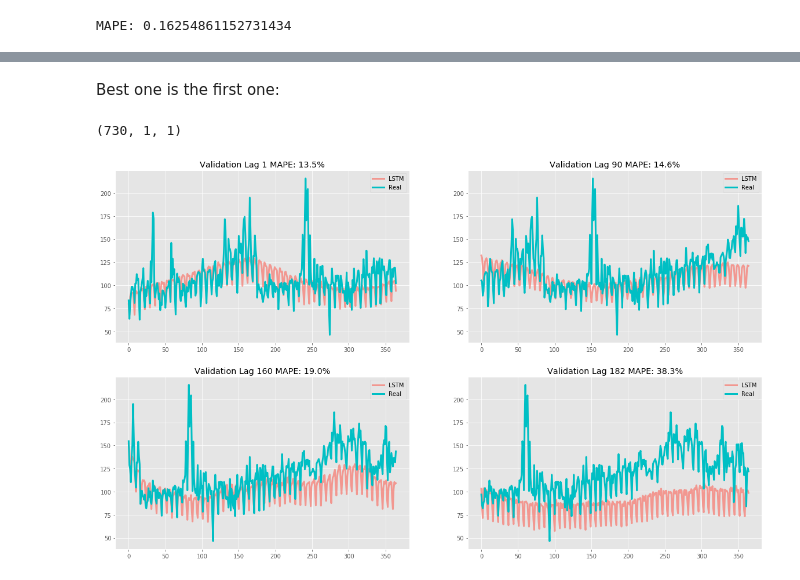
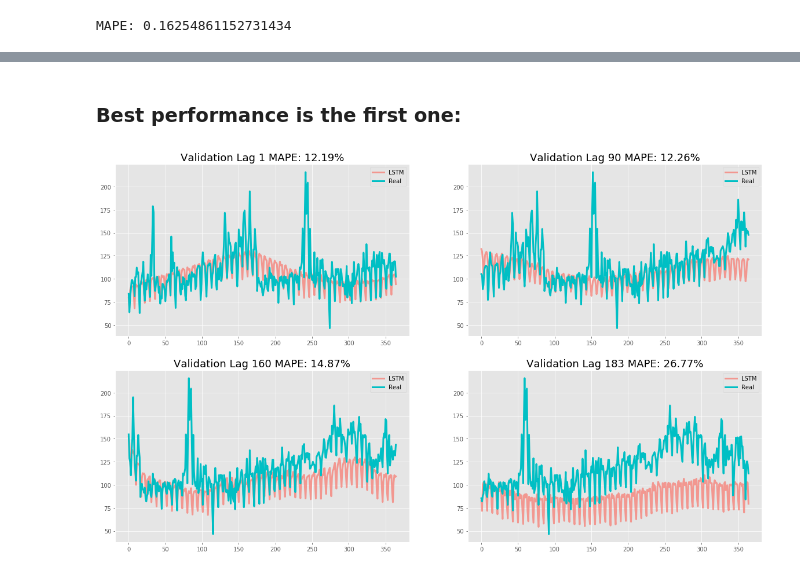
Before and after one commit to pkasela/Time_Series-Project, a Jupyter notebook: Pranav_Kasela_846965.ipynb, the cells around one changed output, grey strips where cells are left out. Cells and saved outputs as stored; diff of their text form; code cells hidden in the pictures.

```diff
--- a/Pranav_Kasela_846965.ipynb
+++ b/Pranav_Kasela_846965.ipynb
@@ -587,13 +578,11 @@ data.frame(Data=df$Data) %>%
     mutate(Ferragosto = as.numeric(as.numeric(Data %in% ferragosto))) %>%
     mutate(Easter = as.numeric(as.numeric(Data %in% pasqua))) %>%
     mutate(Other = as.numeric(Data %in% altre)) %>%
-    mutate(WeekDay = data.table::wday(df$Data)) %>%
-    mutate(Month = data.table::month(df$Data)) %>%
     select(-starts_with("Data"))  -> more_reg
 
 #Si comporta peggio se si usano i regressori con i quali XARIMA funzionava meglio!?
 ucm_mod1 <- SSModel(ytrain ~  Christmas + Ferragosto + Easter +
-                      Other + WeekDay +
+                      Other +
                       SSMtrend(2, list(NA,NA)) +
                       SSMseasonal(7, NA, "dummy") +
                       SSMseasonal(365, NA, "trig",
@@ -638,7 +627,7 @@ Wall time: 41.5 s
 ### i=0
 data <- c(rep(NA, 365))
 temp_mod <- SSModel(data ~  Christmas + Ferragosto + Easter +
-                      Other + WeekDay +
+                      Other +
                       SSMtrend(2, list(fit1$model$Q[1,1,1],fit1$model$Q[2,2,1])) +
                       SSMseasonal(7, fit1$model$Q[3,3,1], "dummy") +
                       SSMseasonal(365, fit1$model$Q[4, 4, 1], "trig",
@@ -653,7 +642,7 @@ tot_score_ucm <- mean(abs(ucm_pred - valid)/valid)
 for (i in 1:(length(validation) - 365)){
     data <- c(as.numeric(validation[1:i]), rep(NA, 365))
     temp_mod <- SSModel(data ~  Christmas + Ferragosto + Easter +
-                      Other + WeekDay +
+                      Other +
                       SSMtrend(2, list(fit1$model$Q[1,1,1],fit1$model$Q[2,2,1])) +
                       SSMseasonal(7, fit1$model$Q[3,3,1], "dummy") +
                       SSMseasonal(365, fit1$model$Q[4, 4, 1], "trig",
@@ -1446,9 +1428,5 @@ plt.show()
 # %% [markdown]
-Best one is the first one:
+### Best performance is the first one:
-# %%
-X_v_i.shape
-# %% [output]
-(730, 1, 1)
 # %%
 plt.figure(figsize=(20,12))
 i = 1
@@ -1459,13 +1437,13 @@ pred_i = best_model.predict(X_v_i).reshape(y_val_i.shape[0],y_val_i.shape[1])
 pred_i = x_scaler.inverse_transform(best_model.predict(X_v_i)).reshape(y_val_i.shape[0],y_val_i.shape[1])
 y_val_i = x_scaler.inverse_transform(y_val[i])
 
-mape = np.mean(np.abs(y_val_i - pred_i)/pred_i)
+mape = np.mean(np.abs(y_val_i - pred_i)/y_val_i)
 
 plt.subplot(2,2,1)
 pred_, = plt.plot(pred_i, color="#F8766D",linewidth=3,alpha=0.7)
 val_, = plt.plot(y_val_i, color="#00BFC4",linewidth=3)
 plt.legend([pred_,val_],["LSTM","Real"])
-plt.title("Validation Lag " + str(i) +" MAPE: " + str(round(mape,3)*100) + "%")
+plt.title("Validation Lag " + str(i) +" MAPE: " + str(round(mape*100,2)) + "%", fontsize=18)
 
 i = 90
 y_val_i = y_val[i]
@@ -1475,48 +1453,48 @@ pred_i = best_model.predict(X_v_i).reshape(y_val_i.shape[0],y_val_i.shape[1])
 pred_i = x_scaler.inverse_transform(best_model.predict(X_v_i)).reshape(y_val_i.shape[0],y_val_i.shape[1])
 y_val_i = x_scaler.inverse_transform(y_val[i])
 
-mape = np.mean(np.abs(y_val_i - pred_i)/pred_i)
+mape = np.mean(np.abs(y_val_i - pred_i)/y_val_i)
 
 plt.subplot(2,2,2)
 pred_, = plt.plot(pred_i, color="#F8766D", linewidth=3,alpha=0.7)
 val_, = plt.plot(y_val_i, color="#00BFC4", linewidth=3)
 plt.legend([pred_,val_],["LSTM","Real"])
-plt.title("Validation Lag " + str(i) +" MAPE: " + str(round(mape,3)*100) + "%")
+plt.title("Validation Lag " + str(i) +" MAPE: " + str(round(mape*100,2)) + "%", fontsize=18)
 
 
 i = 160
 y_val_i = y_val[i]
 X_v_i = np.expand_dims(X_val[i], axis=0)
 
 pred_i = best_model.predict(X_v_i).reshape(y_val_i.shape[0],y_val_i.shape[1])
 pred_i = x_scaler.inverse_transform(best_model.predict(X_v_i)).reshape(y_val_i.shape[0],y_val_i.shape[1])
 y_val_i = x_scaler.inverse_transform(y_val[i])
 
-mape = np.mean(np.abs(y_val_i - pred_i)/pred_i)
+mape = np.mean(np.abs(y_val_i - pred_i)/y_val_i)
 
 plt.subplot(2,2,3)
 pred_, = plt.plot(pred_i, color="#F8766D",linewidth=3,alpha=0.7)
 val_, = plt.plot(y_val_i, color="#00BFC4",linewidth=3)
 plt.legend([pred_,val_],["LSTM","Real"])
-plt.title("Validation Lag " + str(i) +" MAPE: " + str(round(mape,3)*100) + "%")
+plt.title("Validation Lag " + str(i) +" MAPE: " + str(round(mape*100,2)) + "%", fontsize=18)
 
 
-i = 182
+i = 183
 y_val_i = y_val[i]
 X_v_i = np.expand_dims(X_val[i], axis=0)
 
 pred_i = best_model.predict(X_v_i).reshape(y_val_i.shape[0],y_val_i.shape[1])
 pred_i = x_scaler.inverse_transform(best_model.predict(X_v_i)).reshape(y_val_i.shape[0],y_val_i.shape[1])
 y_val_i = x_scaler.inverse_transform(y_val[i])
 
-mape = np.mean(np.abs(y_val_i - pred_i)/pred_i)
+mape = np.mean(np.abs(y_val_i - pred_i)/y_val_i)
 
 plt.subplot(2,2,4)
 pred_, = plt.plot(pred_i, color="#F8766D",linewidth=3,alpha=0.7)
 val_, = plt.plot(y_val_i, color="#00BFC4",linewidth=3)
 plt.legend([pred_,val_],["LSTM","Real"])
-plt.title("Validation Lag " + str(i) +" MAPE: " + str(round(mape,3)*100) + "%")
+plt.title("Validation Lag " + str(i) +" MAPE: " + str(round(mape*100,2)) + "%", fontsize=18)
 plt.savefig("imgs/forecast_lstm.png", bbox_inches='tight', pad_inches=0)
 plt.show()
 # %% [output]
-[figure, old version]
+[figure, new version]
```
Also changed, not shown: parts of 20 cells of this notebook, 8 other files.
